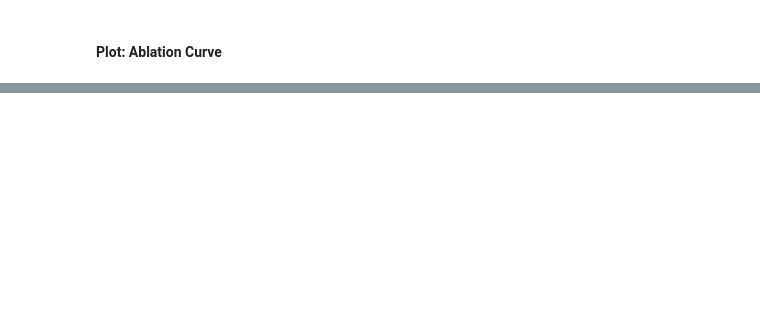
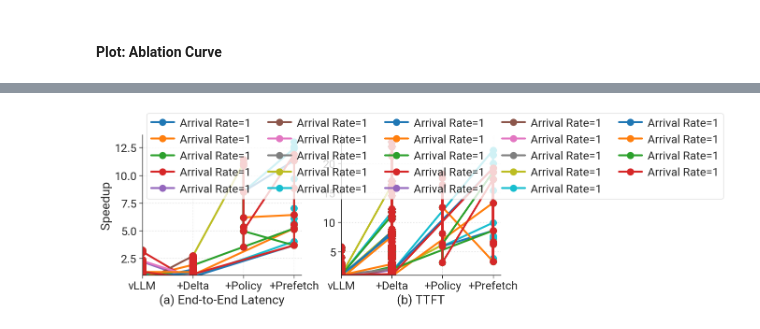
Before and after one commit to xiaozheyao/.deltaserve, a Jupyter notebook: plot/plot_paper.ipynb, the cells around one changed output, grey strips where cells are left out. Saved outputs shown, nothing was run; the diff lists cells and outputs as text; code cells hidden in the pictures; blank space fills up the shorter version.

Commit message:
add plot

```diff
--- a/plot/plot_paper.ipynb
+++ b/plot/plot_paper.ipynb
@@ -125,47 +217,76 @@ def calculate_sum_cdf_customized_xaxis(df: pd.DataFrame, x_axis: List, key: str,
 #### Plot: Ablation Curve
 # %%
-data_path = f"{DATAPATH}/13b/pjlab"
+"""New"""
 
-distributions = [x for x in os.listdir(data_path) if os.path.isdir(os.path.join(data_path, x))]
-for dist in distributions:
-    arrival_rates = [x for x in os.listdir(os.path.join(data_path, dist)) if os.path.isdir(os.path.join(data_path, dist, x))]
-    for ar in arrival_rates:
-        ar_str = ar.split("=")[1]
-        files = [x for x in os.listdir(os.path.join(data_path, dist, ar)) if x.endswith(".jsonl")]
-        df = pd.DataFrame()
-        distribution = []
+data_path = f"{DATAPATH}/pjlab"
+
+
+systems_dir = [x for x in os.listdir(data_path) if os.path.isdir(os.path.join(data_path, x))]
+if "archived" in systems_dir:
+    systems_dir.remove("archived")
+print("systems:", systems_dir)
+
+linestyles = ["-", "--", ":", ":", ":"]
+grid_params = dict(width_ratios=[1, 1])
+fig, (ax1, ax2) = plt.subplots(ncols=2, nrows=1, constrained_layout=True, figsize=(9, 3.75))
+
+df = pd.DataFrame()
+for sys in systems_dir:
+    num_models = [x for x in os.listdir(os.path.join(data_path, sys)) if os.path.isdir(os.path.join(data_path, sys, x))]
+    for num_model in num_models:
+        files = [x for x in os.listdir(os.path.join(data_path, sys, num_model)) if x.endswith(".jsonl")]
         for file in files:
-            metadata, data = parse_data(os.path.join(data_path, dist, ar, file))
-            distribution.append(metadata["distribution"])
+            metadata, data = parse_data(os.path.join(data_path, sys, num_model, file))
             focus_group = [x for x in data if x["type"] in ["E2E Latency", "TTFT"]]
-            filename = data_path.split("/")[-1].removesuffix(".jsonl")
             partial_df = pd.DataFrame(focus_group)
             partial_df["system"], partial_df["order"] = get_short_system_name(metadata)
+            for key, value in metadata.items():
+                partial_df[key] = value
             df = pd.concat([df, partial_df])
-        distribution = list(set(distribution))
-        assert len(distribution) == 1, "Multiple distributions found"
-        distribution = distribution[0]
-        # avg_latency = df.groupby(["system", "type"]).mean().reset_index()
-        avg_latency = df.groupby(["system", "type"])["time"].mean().reset_index()
 
-        # normalized latency to the baseline-1 system
-        baseline_latency = avg_latency[avg_latency.system == "Baseline-1"]
-        # divide the latency of each type by the baseline-1 latency
-        avg_latency = pd.merge(avg_latency, baseline_latency, on="type", suffixes=("", "_baseline"))
-        avg_latency["speedup"] = avg_latency["time_baseline"] / avg_latency["time"]
-        # order by order
-        avg_latency = avg_latency.sort_values(by="order")
-        # for metric in ["E2E Latency", "TTFT"]:
-        #     subdf = avg_latency[avg_latency.type == metric]
-        #     # set line width
-        #     fig = px.line(subdf, x="system", y="speedup", title="")
-        #     fig.update_traces(line={"width": 6})
-        #     set_plotly_theme(fig)
-        #     fig.update_layout(margin=dict(t=50, l=20, r=10, b=15))
-        #     set_font(fig)
+            avg_latency = df.groupby(["system", "type", "models", "distribution", "ar"])["time"].mean().reset_index()
 
-        #     fig.update_yaxes(title_text="Speedup", tickfont=dict(size=36), title_font=dict(size=36))
+            # normalized latency to the baseline-1 system
+            baseline_latency = avg_latency[avg_latency.system == "Baseline-1"]
+            # divide the latency of each type by the baseline-1 latency
+            avg_latency = pd.merge(avg_latency, baseline_latency, on="type", suffixes=("", "_baseline"))
+            avg_latency["speedup"] = avg_latency["time_baseline"] / avg_latency["time"]
+            # order by order
+            avg_latency = pd.merge(
+                avg_latency,
+                df[["system", "type", "order", "models", "distribution", "ar"]].drop_duplicates(),
+                on=["system", "type"],
+                how="left",
+            )
+            avg_latency = avg_latency.sort_values(by="order")
 
-        #     # set font size
-        #     fig.update_xaxes(title_text="", tickfont=dict(size=36), title_font=dict(size=36))
+            ar_str = "1"
+            for metric in ["E2E Latency", "TTFT"]:
+                subdf = avg_latency[avg_latency.type == metric]
+                subdf.loc[subdf["system"] == "Baseline-1", "system"] = "vLLM"
+                if metric == "E2E Latency":
+                    ax1.plot(subdf["system"], subdf["speedup"], "o-", label=f"Arrival Rate={ar_str}")
+                    # {dist.capitalize()}, AR={ar_str}
+                else:
+                    ax2.plot(subdf["system"], subdf["speedup"], "o-", label=f"AR={ar_str}")
+
+ax1.set_xlabel(f"(a) End-to-End Latency")
+ax1.set_ylabel(f"Speedup")
+ax1.set_xlim(0)
+ax1.set_ylim(1)
+ax1.grid(linestyle=":")
+
+ax2.set_xlabel(f"(b) TTFT")
+# ax2.set_ylabel(f"Speedup")
+ax2.set_xlim(0)
+ax2.set_ylim(1)
+ax2.grid(linestyle=":")
+
+handles, labels = ax1.get_legend_handles_labels()
+fig.legend(handles=handles, labels=labels, ncols=5, bbox_to_anchor=(0.1, 1.145), loc=2, columnspacing=1.5, handletextpad=0.5)
+
+sns.despine()
+
+
+# fig.savefig(f"{SAVEPATH}/eval_ablation.pdf", bbox_inches="tight")
 # %% [output]
@@ -172,0 +294 @@ TypeError: agg function failed [how->mean,dtype->object]
+[figure, added]
```
Also changed, not shown: parts of 43 cells of this notebook, 3 other files.
